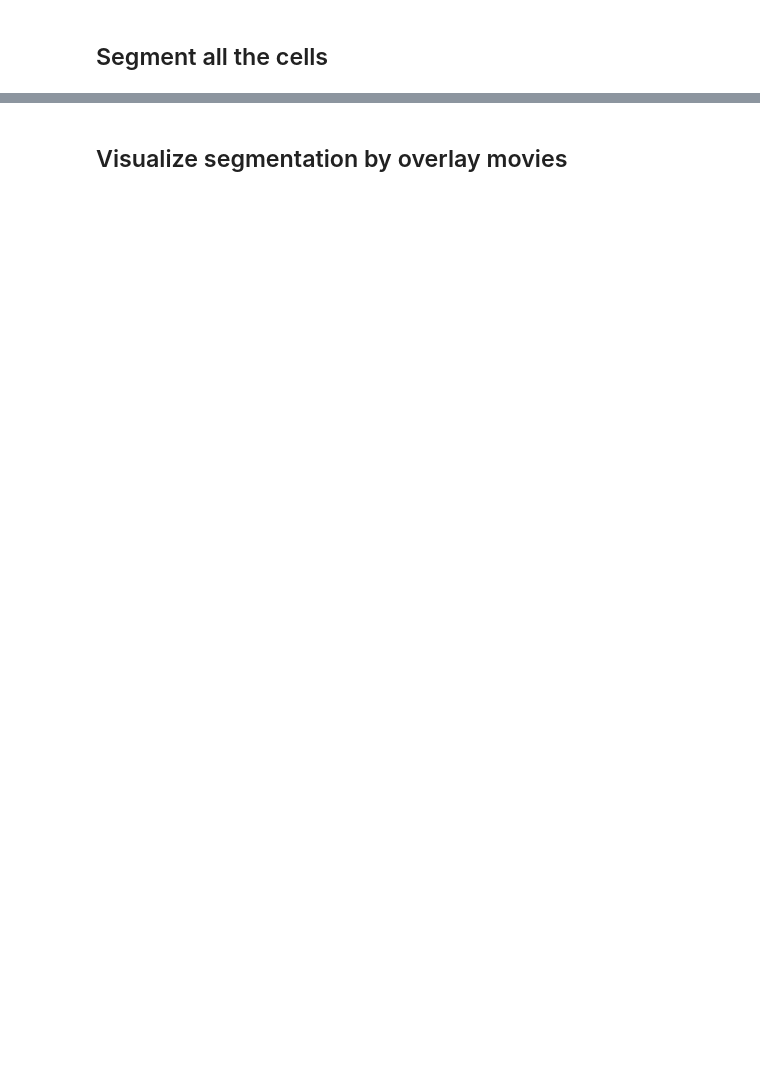
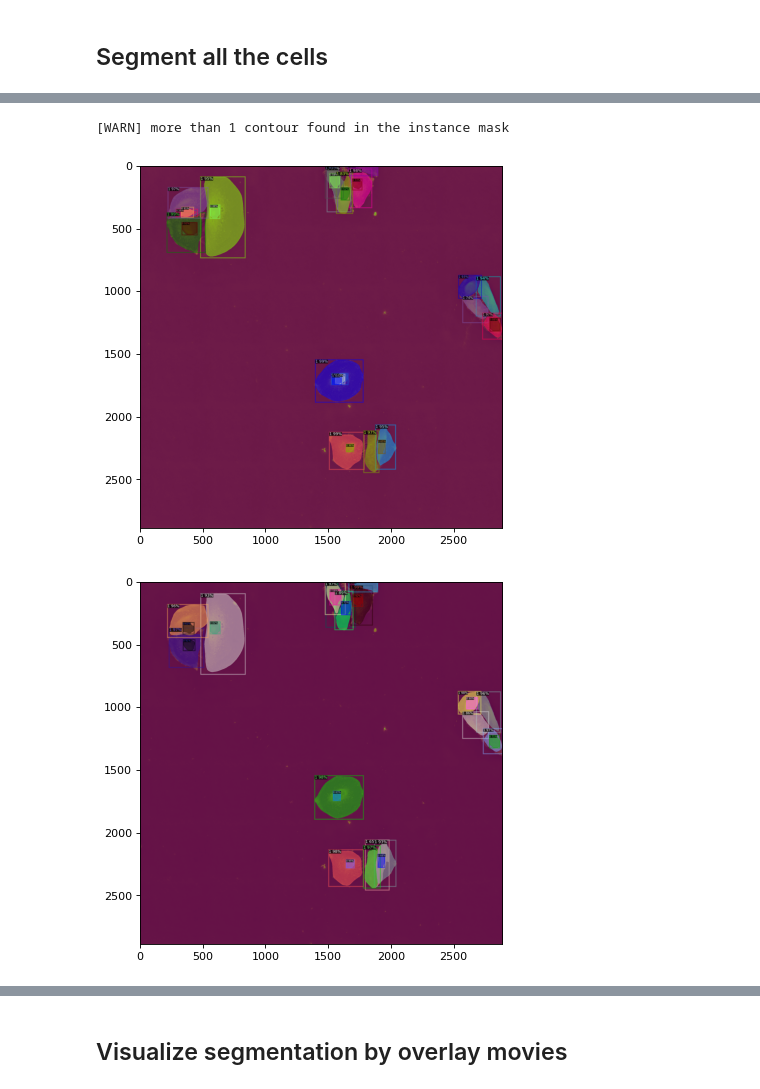
Before and after one commit to xing-lab-pitt/livecellx, a Jupyter notebook: notebooks/segment_predict_all_cells.ipynb, the cells around one changed output, grey strips where cells are left out. Drawn from its saved outputs; the diff is of its cells as text; code cells hidden in the pictures; blank space fills up the shorter version.

```diff
--- a/notebooks/segment_predict_all_cells.ipynb
+++ b/notebooks/segment_predict_all_cells.ipynb
@@ -175,0 +129,4 @@ from livecell_tracker.segment.detectron_utils import convert_detectron_instances
+# %%
+from livecell_tracker.segment.detectron_utils import convert_detectron_instance_pred_masks_to_binary_masks, convert_detectron_instances_to_label_masks, segment_images_by_detectron, segment_single_img_by_detectron_wrapper
+segmentation_results = segment_images_by_detectron(imgs, DETECTRON_CFG, out_dir)
+# %% [output]
@@ -175,0 +150,3 @@ from livecell_tracker.segment.detectron_utils import convert_detectron_instances
+[WARN] more than 1 contour found in the instance mask
+[figure, added]
+[figure, added]
```
Also changed, not shown: parts of 15 cells of this notebook, 6 other files.
